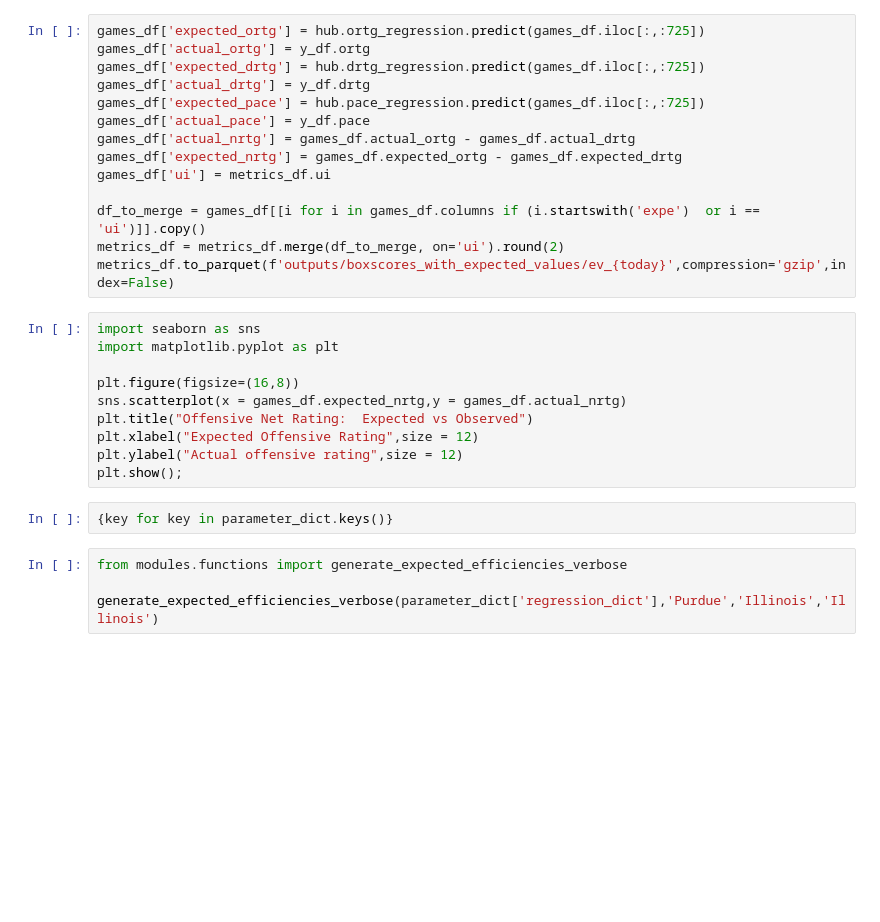
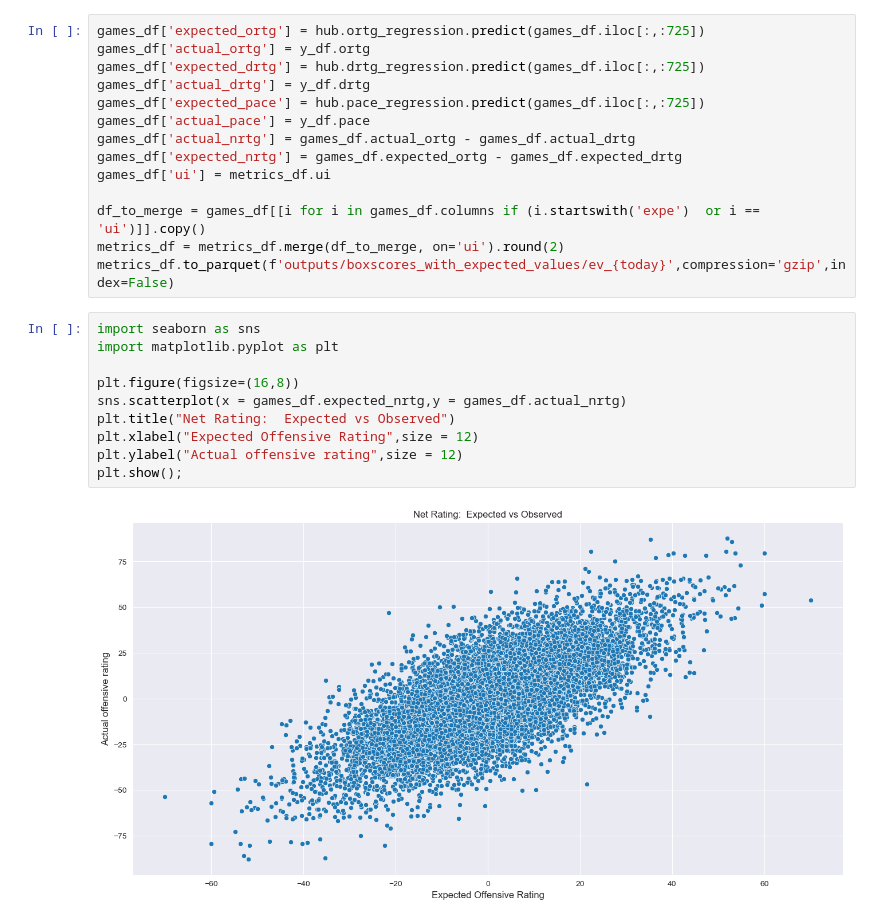
Before and after one commit to fmathews11/Adjusting_Basketball_Stats, a Jupyter notebook: Creating_Adjusted_Stats.ipynb, the cells around one changed output. Drawn from its saved outputs; the diff is of its cells as text; blank space fills up the shorter version.

```diff
--- a/Creating_Adjusted_Stats.ipynb
+++ b/Creating_Adjusted_Stats.ipynb
@@ -71,16 +90,12 @@ metrics_df.to_parquet(f'outputs/boxscores_with_expected_values/ev_{today}',compr
 # %%
 import seaborn as sns
 import matplotlib.pyplot as plt
 
 plt.figure(figsize=(16,8))
 sns.scatterplot(x = games_df.expected_nrtg,y = games_df.actual_nrtg)
-plt.title("Offensive Net Rating:  Expected vs Observed")
+plt.title("Net Rating:  Expected vs Observed")
 plt.xlabel("Expected Offensive Rating",size = 12)
 plt.ylabel("Actual offensive rating",size = 12)
 plt.show();
+# %% [output]
+[figure, added]
-# %%
-{key for key in parameter_dict.keys()}
-# %%
-from modules.functions import generate_expected_efficiencies_verbose
-
-generate_expected_efficiencies_verbose(parameter_dict['regression_dict'],'Purdue','Illinois','Illinois')
```
Also changed, not shown: parts of 4 cells of this notebook, 2 other files.
